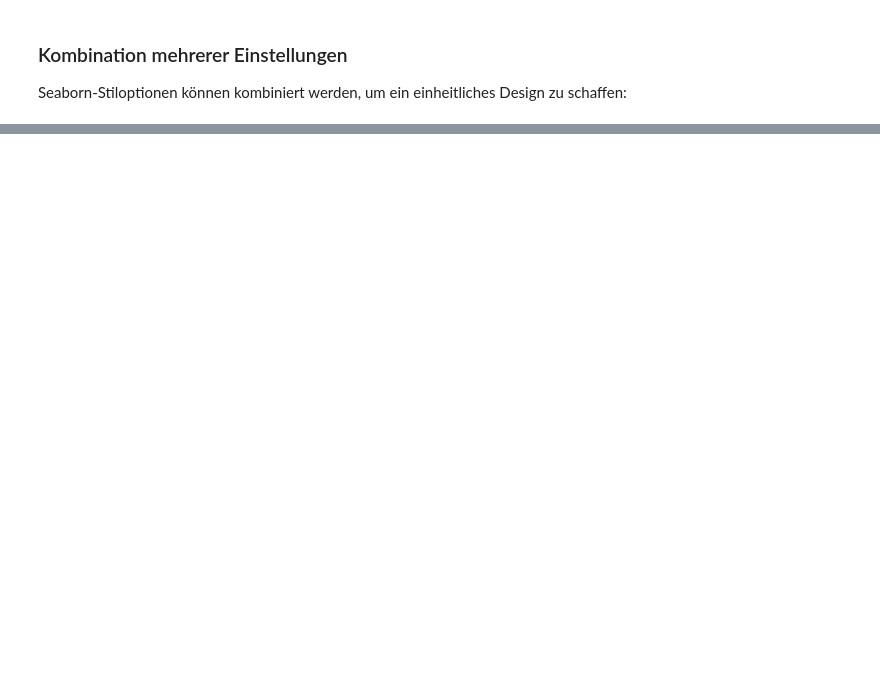
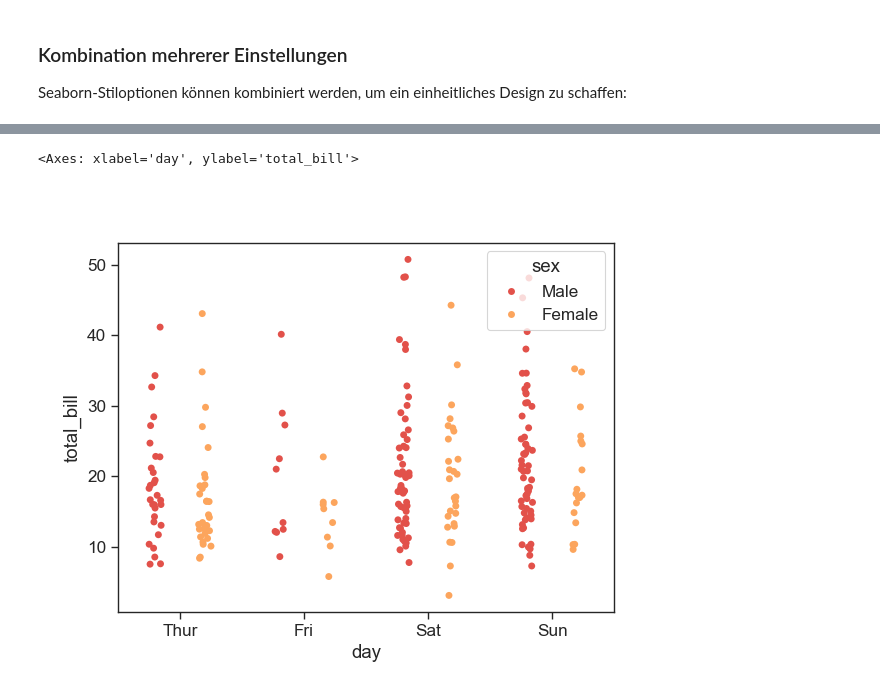
Before and after one commit to samuelrobertporter/SeabornTutorial, a Jupyter notebook: Tutorial.ipynb, the cells around one changed output, grey strips where cells are left out. Saved outputs shown, nothing was run; the diff lists cells and outputs as text; code cells hidden in the pictures; blank space fills up the shorter version.

```diff
--- a/Tutorial.ipynb
+++ b/Tutorial.ipynb
@@ -276,0 +412,8 @@ plt.show()
+# %%
+plt.figure() # Erstellt eine neue Figur, damit sich der Plot nicht mit vorherigen überschneidet
+plt.figsize=(10, 6) # Setzt die Größe der Figur
+
+sns.stripplot(x='day', y='total_bill', data=tips_df, jitter=True, hue='sex', dodge=True) # Erstellt den Stripplot
+# %% [output]
+<Axes: xlabel='day', ylabel='total_bill'>
+[figure, added]
```
Also changed, not shown: parts of 42 cells of this notebook.
